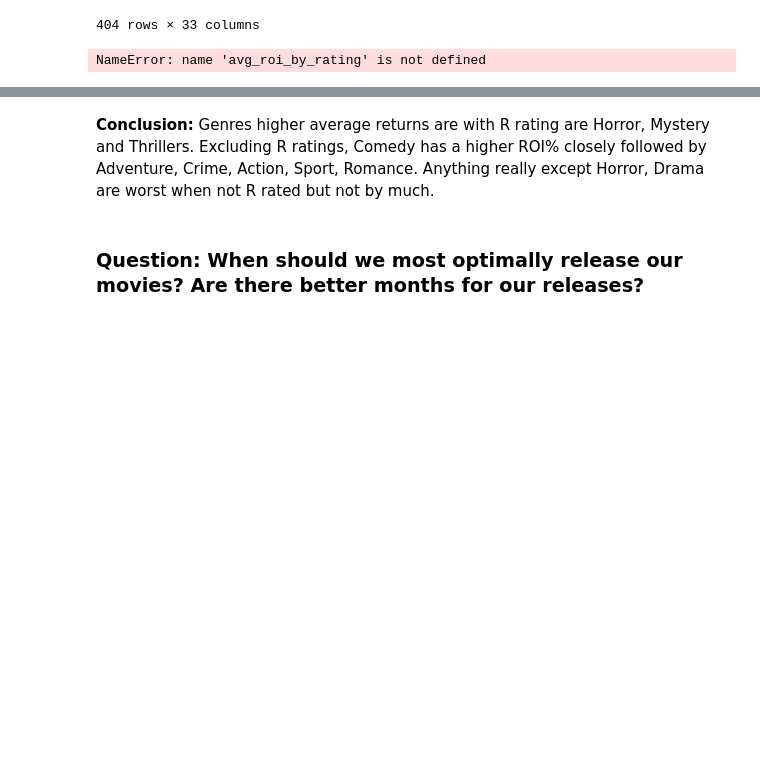
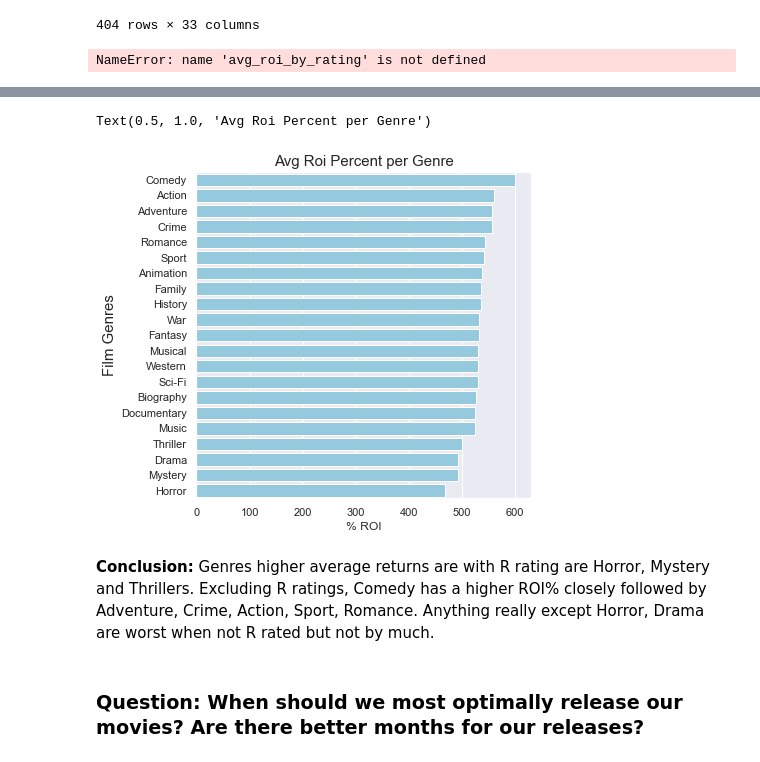
Before and after one commit to SunTzuLombardi/MovieStudioCapstone, a Jupyter notebook: MovieStudoProject.ipynb, the cells around one changed output, grey strips where cells are left out. Saved outputs shown, nothing was run; the diff lists cells and outputs as text; code cells hidden in the pictures; blank space fills up the shorter version.

```diff
--- a/MovieStudoProject.ipynb
+++ b/MovieStudoProject.ipynb
@@ -2036,3 +2127,5 @@ plt.show();
+# %%
+all_genresnotr = keys_notr
 # %%
 #Average Roi% by Genre
 max_roi_genrenotr= {}
@@ -2116,12 +2229,17 @@ plt.show();
 # %%
 sns.set(style="darkgrid")
 fig, ax4 = plt.subplots(figsize=(6,6),nrows=1,ncols=1, )
 
 df_items4 = pd.DataFrame(avg_roi_genrenotr.items())
+df_items4.sort_values(by=1, inplace=True, ascending=False)
 ax4 = sns.barplot(data=df_items4, x=1, y=0, ax=ax4, color = 'skyblue')
 ax4.set(xlabel = '% ROI', ylabel='Film Genre', title='Avg Roi Percent per Genre');
+#ax4.set_xbound(upper=1100)
 ax4.set_ylabel('Film Genres', fontsize=15)
 ax4.set_title('Avg Roi Percent per Genre',fontsize=15)
+# %% [output]
+Text(0.5, 1.0, 'Avg Roi Percent per Genre')
+[figure, added]
 # %% [markdown]
 __Conclusion:__ Genres higher average returns are with R rating are Horror, Mystery and Thrillers.  Excluding R ratings, Comedy has a higher ROI% closely followed by Adventure, Crime, Action, Sport, Romance.  Anything really except Horror, Drama are worst when not R rated but not by much.
 # %% [markdown]
```
Also changed, not shown: parts of 44 cells of this notebook, 7 other files.
